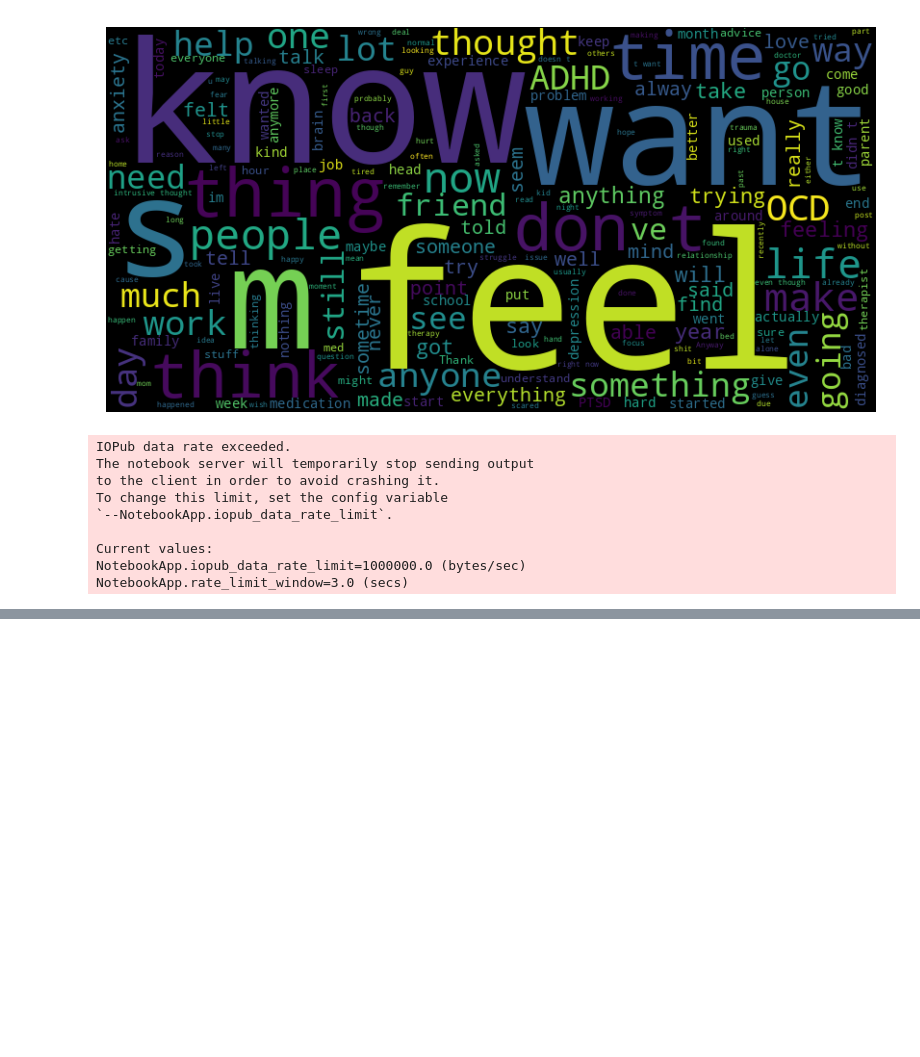
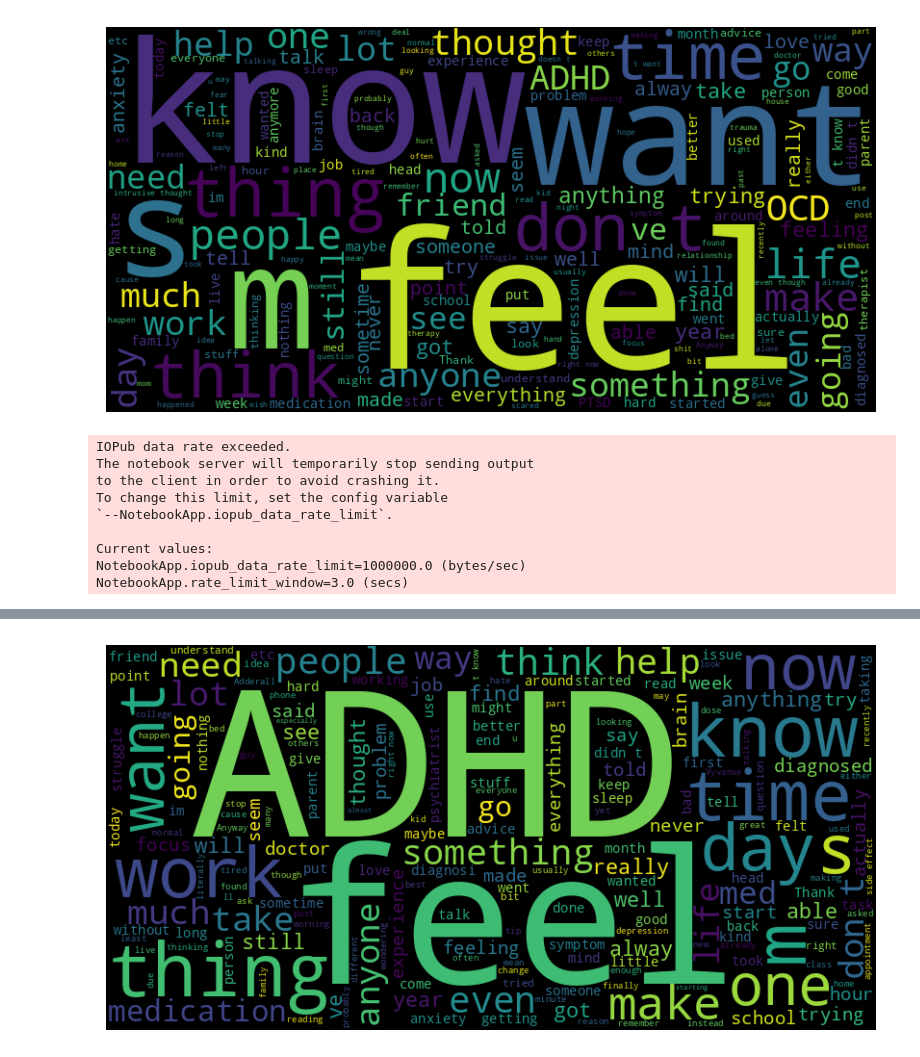
Before and after one commit to Mohammadhsiavash/mental_health_classification, a Jupyter notebook: Sentiment_Analysis_of_Mental_health_posts_on_reddit.ipynb, the cells around one changed output, grey strips where cells are left out. Drawn from its saved outputs; the diff is of its cells as text; code cells hidden in the pictures; blank space fills up the shorter version.

```diff
--- a/Sentiment_Analysis_of_Mental_health_posts_on_reddit.ipynb
+++ b/Sentiment_Analysis_of_Mental_health_posts_on_reddit.ipynb
@@ -184,3 +183,6 @@ To change this limit, set the config variable
 Current values:
 NotebookApp.iopub_data_rate_limit=1000000.0 (bytes/sec)
 NotebookApp.rate_limit_window=3.0 (secs)
+# %%
+adhd = df_1[df_1['subreddit'] == 'ADHD']
+adhd
@@ -187,11 +203,13 @@ NotebookApp.rate_limit_window=3.0 (secs)
 # %%
-text = df_1['body'].str.cat(sep=' ')
+text = adhd['body'].str.cat(sep=' ')
 
 # Generate the word cloud
 wordcloud = WordCloud(width=800, height=400).generate(text)
 
 # Display the word cloud using matplotlib
 plt.figure(figsize=(10, 5))
 plt.imshow(wordcloud, interpolation='bilinear')
 plt.axis('off')
 plt.show()
+# %% [output]
+[figure, added]
```
Also changed, not shown: parts of 5 cells of this notebook.
